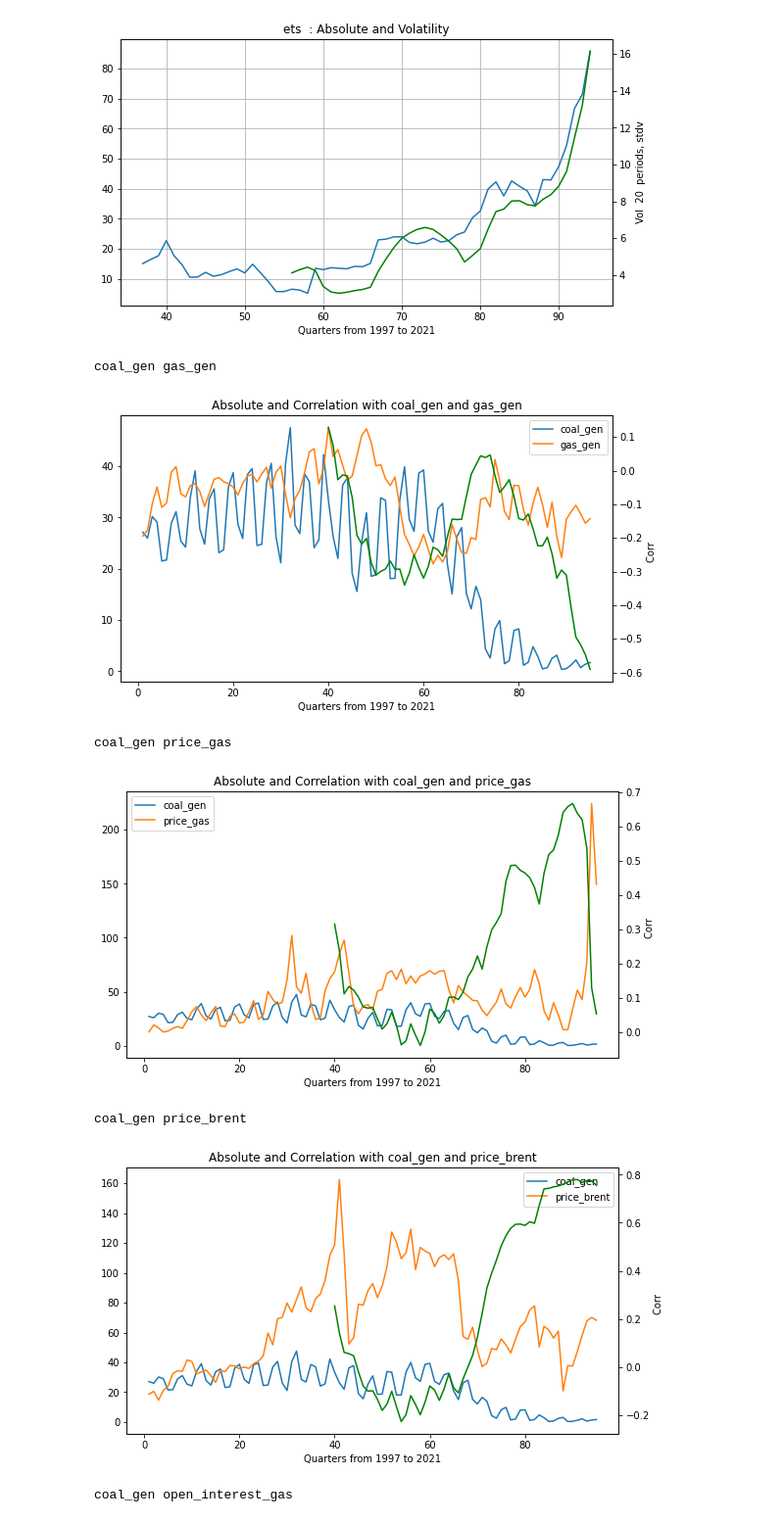
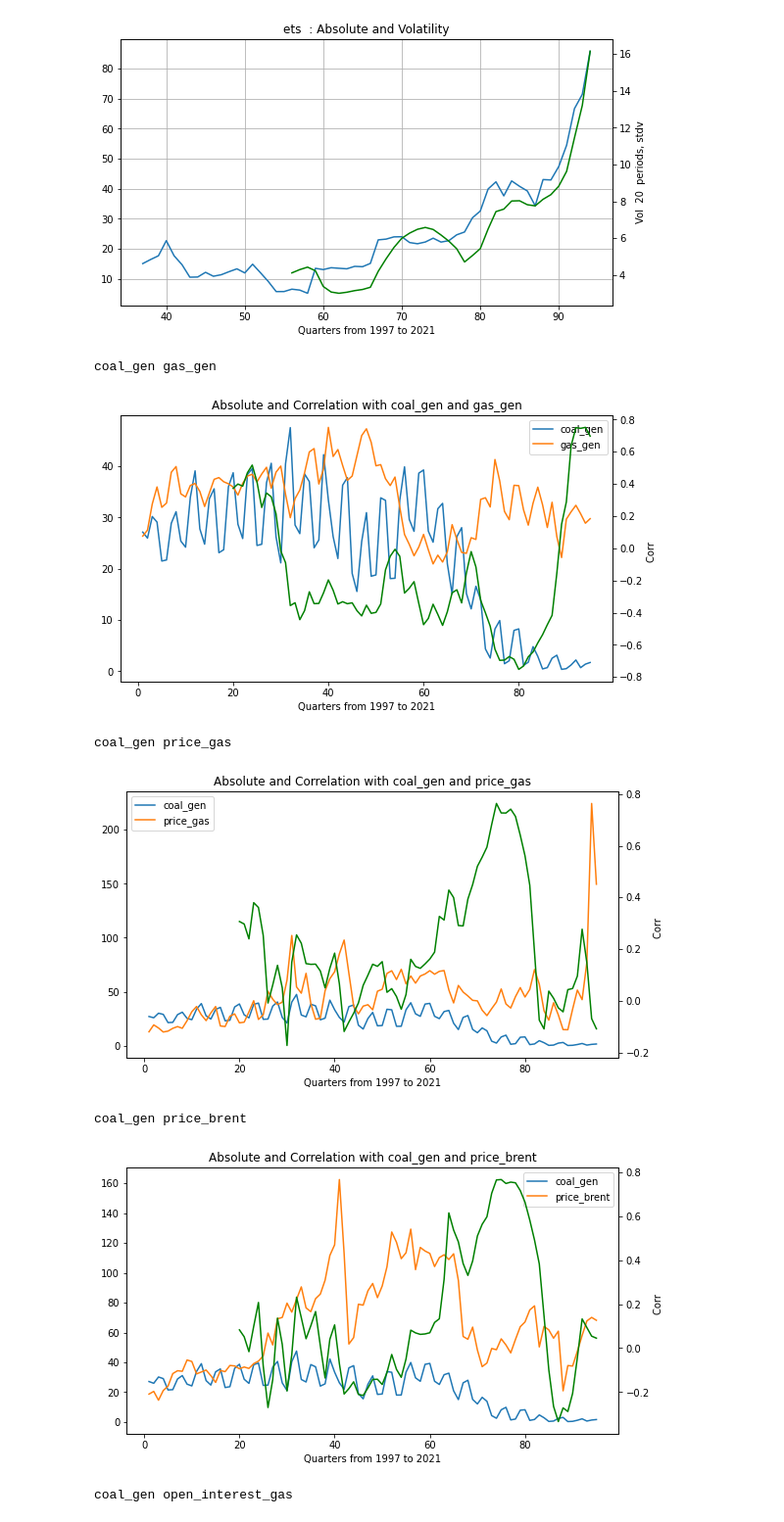
Before and after one commit to lruffie/GasPriceDecomp, a Jupyter notebook: correlations_timeseries.ipynb, the cells around one changed output. Shown at 98% size. Saved outputs shown, nothing was run; the diff lists cells and outputs as text; code cells hidden in the pictures.

```diff
--- a/correlations_timeseries.ipynb
+++ b/correlations_timeseries.ipynb
@@ -65,36 +65,36 @@ ets
 import itertools
 
 comb_obj = itertools.combinations(column_names, 2)
 comb_list = list(comb_obj)
 # comb_list is all the 2 length combinations of the list of column names
 
-length_rolling=40
+length_rolling=20
 
 for combination in comb_list:
     val1=combination[0]
     val2=combination[1]
     print(val1,val2)
     correlation = df[str(val1)].rolling(length_rolling).corr(df[str(val2)])
     # print(correlation)
 
     plt.figure(figsize=(9, 5))
 
     plt.plot(df[val1], label=str(val1))
     plt.plot(df[val2], label=str(val2))
 
     plt.xlabel("Quarters from 1997 to 2021")
     plt.title("Absolute and Correlation with " + val1 + " and " + val2)
     plt.legend()
 
     plt2=plt.twinx()
     plt2.plot(correlation, color="green")
     plt2.set_ylabel("Corr  ", color="black")
     plt.show()
 # %% [output]
 coal_gen gas_gen
-[figure, old version]
+[figure, new version]
 coal_gen price_gas
-[figure, old version]
+[figure, new version]
 coal_gen price_brent
-[figure, old version]
+[figure, new version]
 coal_gen open_interest_gas
```
Also changed, not shown: parts of 1 cell of this notebook, 2 other files.
